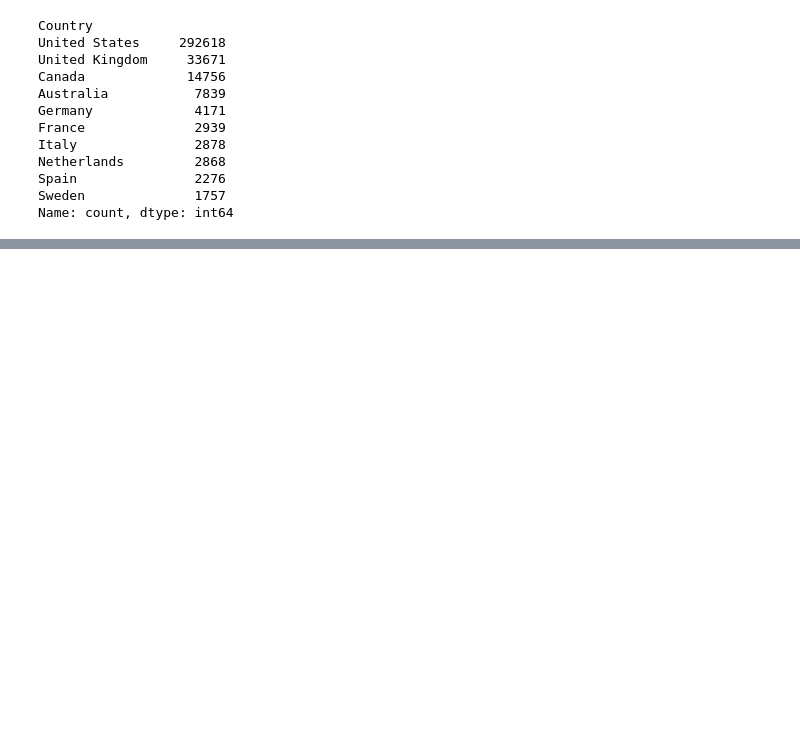
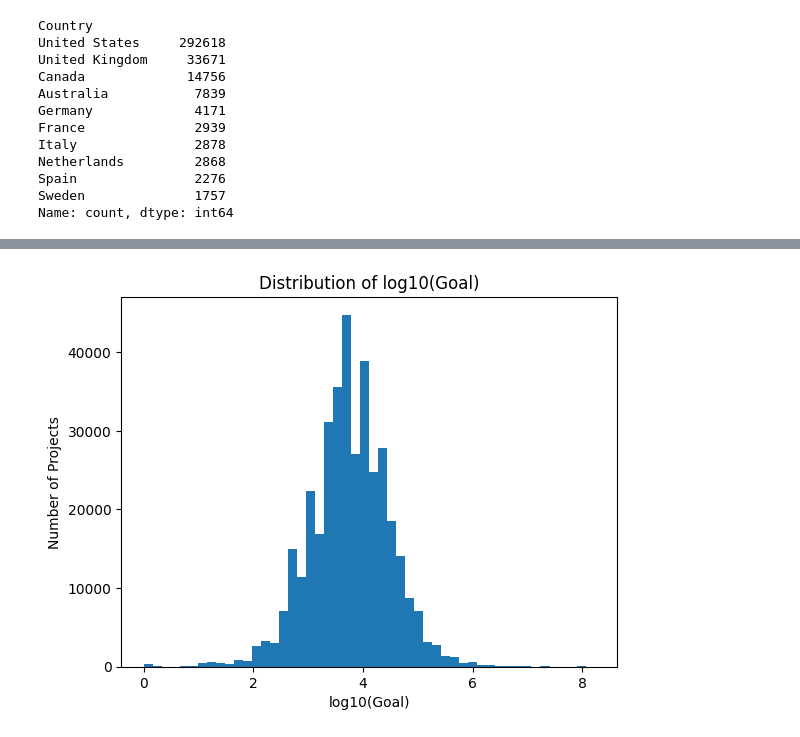
Before and after one commit to xiolt-la/kickstarter-country-success-analysis, a Jupyter notebook: notebooks/01_eda_country_overview.ipynb, the cells around one changed output, grey strips where cells are left out. Saved outputs shown, nothing was run; the diff lists cells and outputs as text; code cells hidden in the pictures; blank space fills up the shorter version.

```diff
--- a/notebooks/01_eda_country_overview.ipynb
+++ b/notebooks/01_eda_country_overview.ipynb
@@ -64,0 +189,12 @@ Name: count, dtype: int64
+# %%
+# distribution of goal
+df_pos_goal = df[df["Goal"] > 0].copy()
+df_pos_goal["log_goal"] = np.log10(df_pos_goal["Goal"])
+
+plt.hist(df_pos_goal["log_goal"], bins=50)
+plt.title("Distribution of log10(Goal)")
+plt.xlabel("log10(Goal)")
+plt.ylabel("Number of Projects")
+plt.show()
+# %% [output]
+[figure, added]
```
Also changed, not shown: parts of 7 cells of this notebook.
